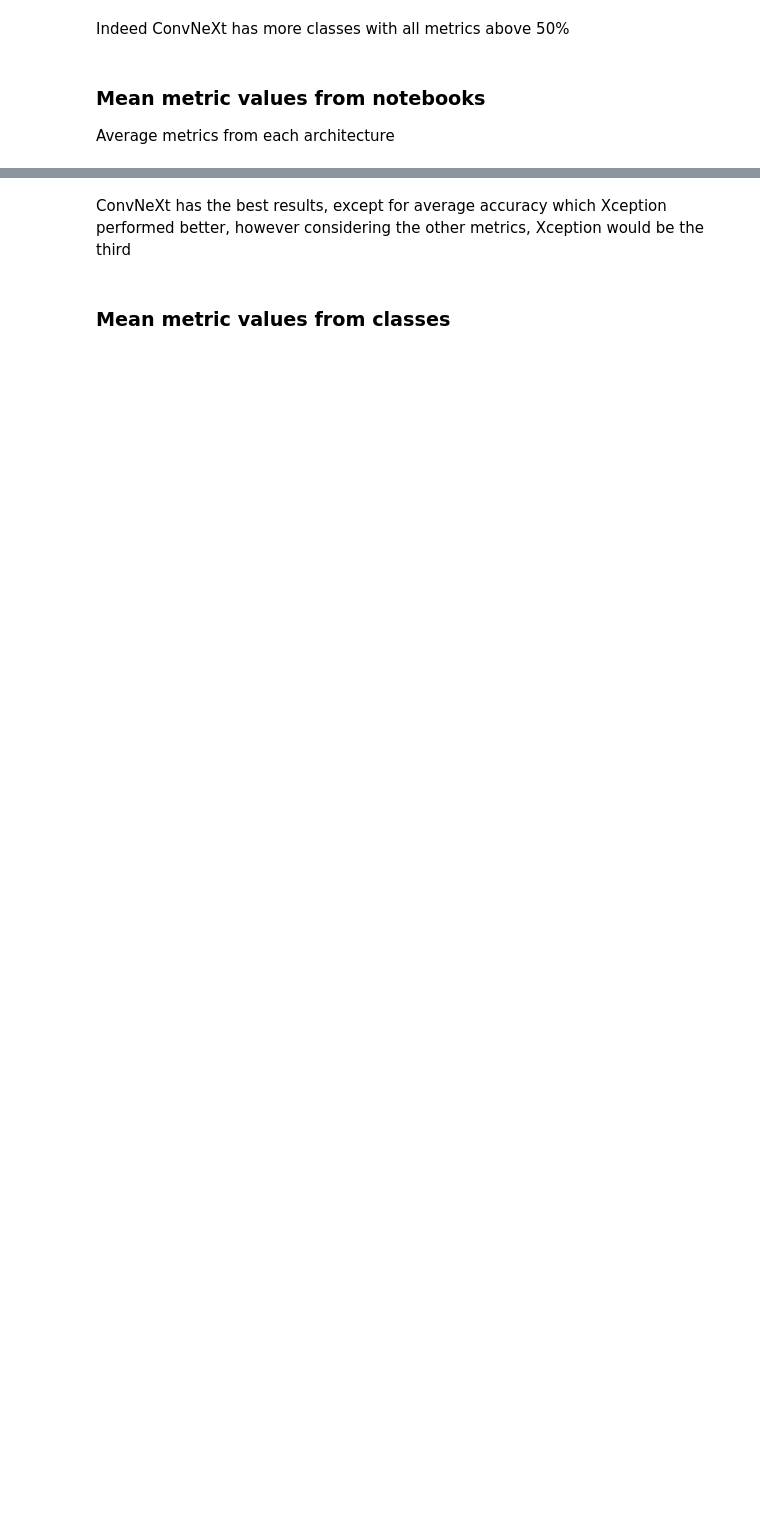
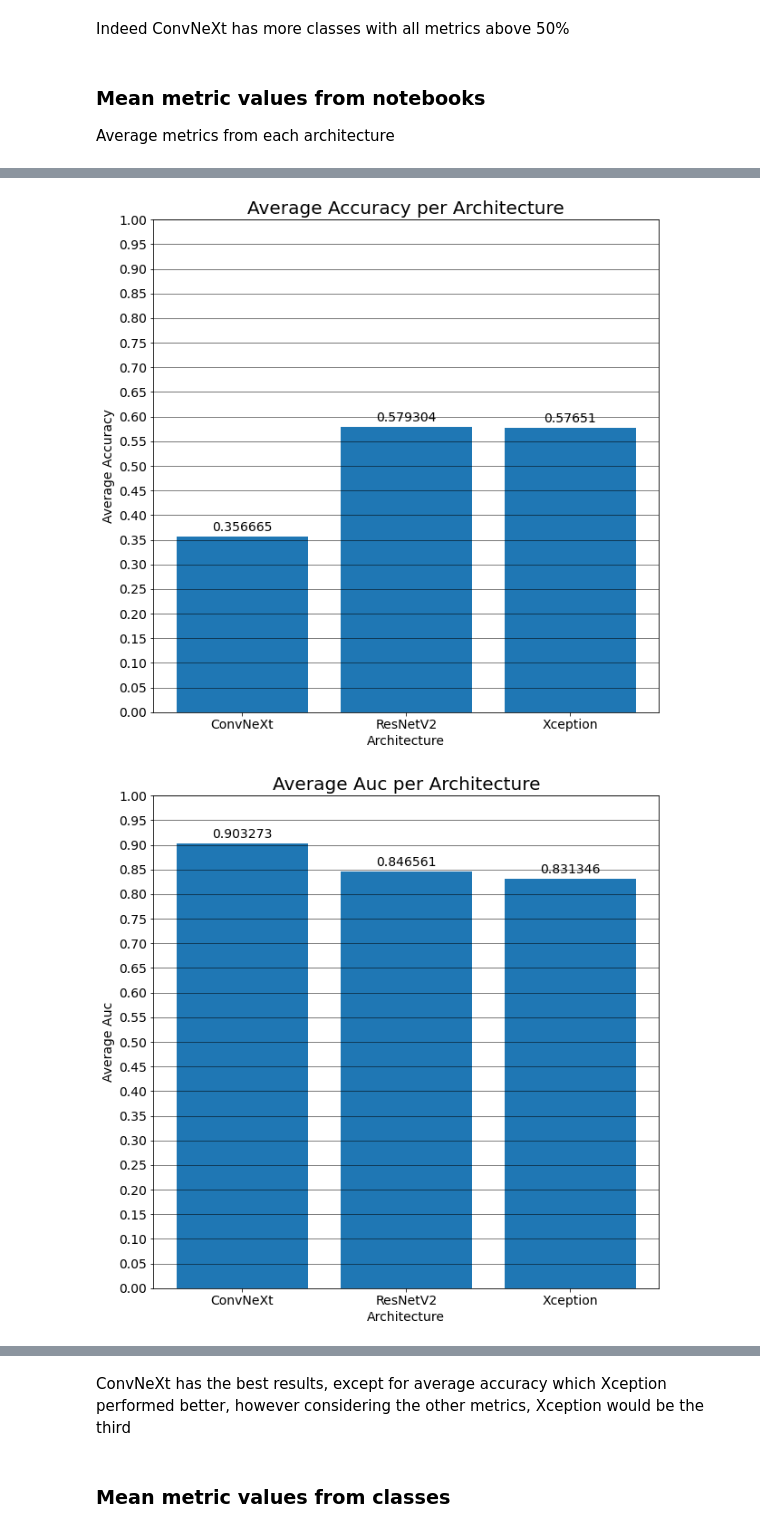
Before and after one commit to h-ssiqueira/SkinLesionAI, a Jupyter notebook: analysis/investigationTopics.ipynb, the cells around one changed output, grey strips where cells are left out. Saved outputs shown, nothing was run; the diff lists cells and outputs as text; code cells hidden in the pictures; blank space fills up the shorter version.

```diff
--- a/analysis/investigationTopics.ipynb
+++ b/analysis/investigationTopics.ipynb
@@ -14,0 +1,11 @@ def display_image(row, image_data):
+# %%
+import sqlite3, matplotlib.pyplot as plt, pandas as pd, base64, io, numpy as np
+%matplotlib inline
+connection = sqlite3.connect('database.db')
+pd.set_option('display.max_rows', 500)
+
+notebookMetrics = ["average_accuracy", "average_auc", "average_recall", "average_precision"]
+classMetrics = ["average_precision", "average_f1_score", "average_ROC_AUC", "average_recall", "average_specificity"]
+architectures = ["ConvNext", "ResNetV2", "Xception"]
+architecturesHash = {0: "ConvNext", 1: "ResNetV2", 2: "Xception"}
+classes = ["Basal_cell_carcinoma", "Benign_keratosis", "Bowens_disease", "Dermatofibroma", "Melanocytic_nevi", "Melanoma", "Vascular_lesion"]
@@ -149,3 +205,8 @@ df
 | 0 | ConvNeXt | 6.661447 | 0.356665 | 0.903273 | 0.714068 | 0.769718 |
 | 1 | ResNetV2 | 297.783941 | 0.579304 | 0.846561 | 0.668583 | 0.709733 |
 | 2 | Xception | 263.880040 | 0.576510 | 0.831346 | 0.646140 | 0.679708 |
+# %%
+display_graph(df, notebookMetrics, "architecture", "Architecture")
+# %% [output]
+[figure, added]
+[figure, added]
```
Also changed, not shown: parts of 7 cells of this notebook.
